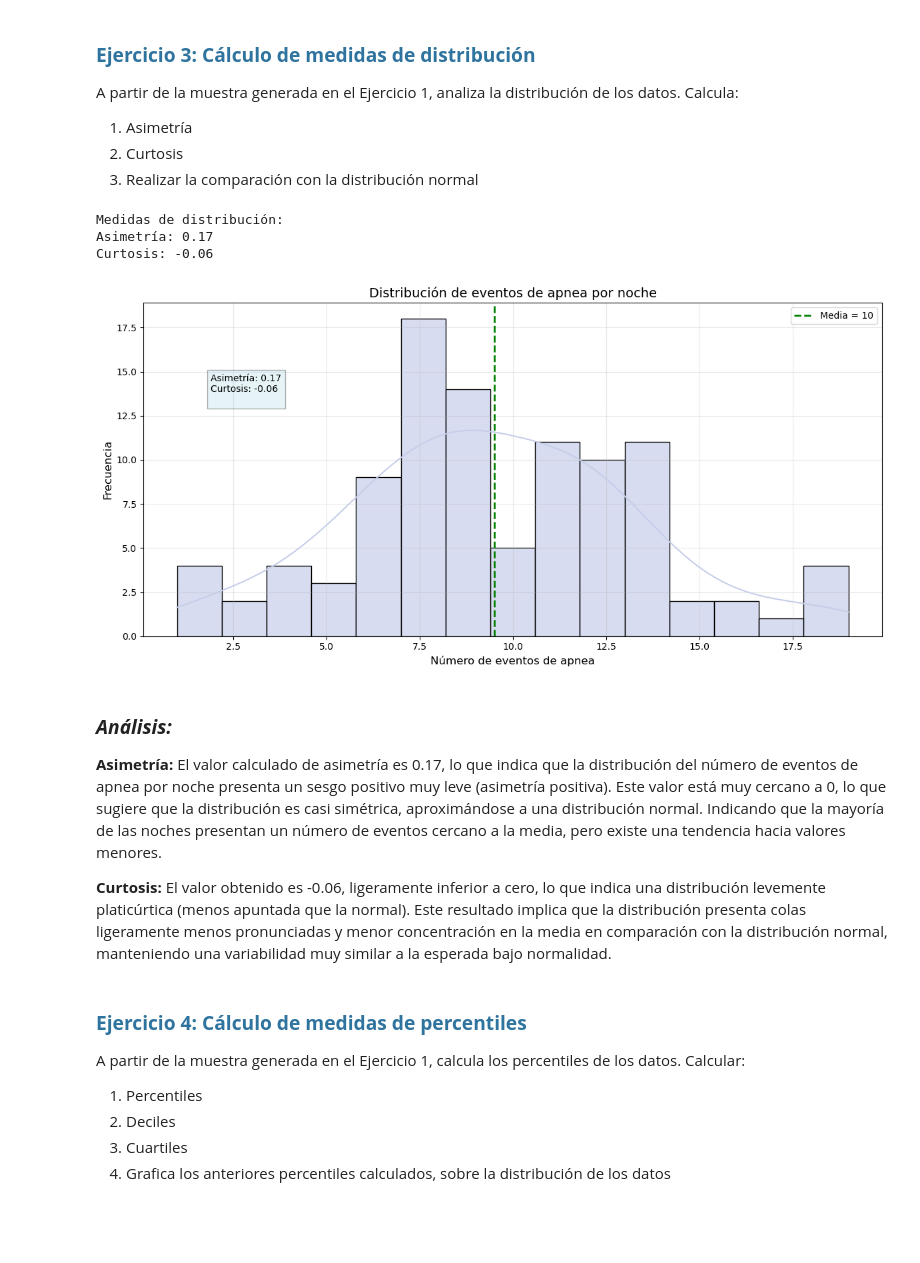
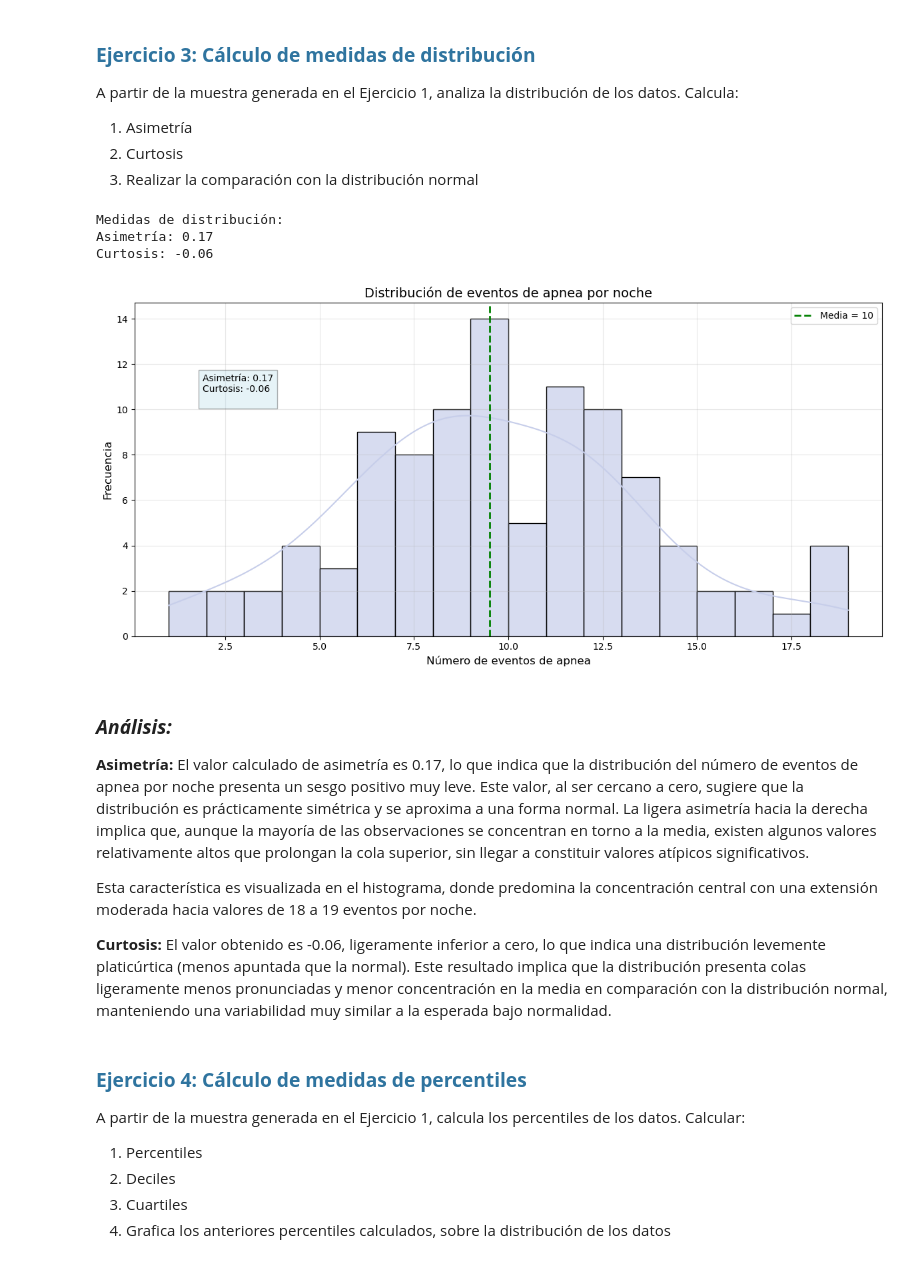
Before and after one commit to NatalyRodriguez06/Fundamentos-de-Ciencia-de-datos, a Jupyter notebook: sesiones_practicas/sp_2_Nataly_Rodriguez_Atehortua.ipynb, the cells around one changed output. Cells and saved outputs as stored; diff of their text form; code cells hidden in the pictures; blank space fills up the shorter version.

Commit message:
modificación sesión práctica 2

```diff
--- a/sesiones_practicas/sp_2_Nataly_Rodriguez_Atehortua.ipynb
+++ b/sesiones_practicas/sp_2_Nataly_Rodriguez_Atehortua.ipynb
@@ -253,44 +253,46 @@ print(f"Curtosis: {kurt_value:.2f}")
 plt.figure(figsize=(12, 6))
 
 # --- Histograma con KDE (estimación de densidad) ---
-sns.histplot(apnea_events, bins=15, kde=True, color="#c7ceea", edgecolor='black', alpha=0.7)
+sns.histplot(apnea_events, bins=18, kde=True, color="#c7ceea", edgecolor='black', alpha=0.7)
 
 # --- Líneas verticales para medidas de tendencia y dispersión ---
 plt.axvline(mean_val, color='green', linestyle='--', linewidth=2, label=f'Media = {mean_val:.0f}')
 
 # --- Título y etiquetas de ejes ---
 plt.title("Distribución de eventos de apnea por noche", fontsize=14)
 plt.xlabel("Número de eventos de apnea", fontsize=12)
 plt.ylabel("Frecuencia", fontsize=12)
 
 # --- Leyenda ---
 plt.legend(fontsize=10)
 
 # --- Agregar cuadro de texto con medidas de dispersión ---
 y_text = plt.ylim()[1] * 0.7  # 70% del eje Y
 x_text = minimum + (maximum - minimum) * 0.05  # 5% desde la izquierda
 text_box = (
     f"Asimetría: {skewness:.2f}\n"
     f"Curtosis: {kurt_value:.2f}\n"
 )
 plt.text(x_text, y_text, text_box, bbox=dict(facecolor='lightblue', alpha=0.3), fontsize=10)
 
 # --- Activar cuadrícula ---
 plt.grid(True, alpha=0.3)
 
 # --- Ajustar diseño  ---
 plt.tight_layout()
 plt.show()
 # %% [output]
 Medidas de distribución:
 Asimetría: 0.17
 Curtosis: -0.06
-[figure, old version]
+[figure, new version]
 # %% [markdown]
 ### ***Análisis:***
 
 **Asimetría:**
-El valor calculado de asimetría es 0.17, lo que indica que la distribución del número de eventos de apnea por noche presenta un sesgo positivo muy leve (asimetría positiva). Este valor está muy cercano a 0, lo que sugiere que la distribución es casi simétrica, aproximándose a una distribución normal. Indicando que la mayoría de las noches presentan un número de eventos cercano a la media, pero existe una tendencia hacia valores menores.
+El valor calculado de asimetría es 0.17, lo que indica que la distribución del número de eventos de apnea por noche presenta un sesgo positivo muy leve. Este valor, al ser cercano a cero, sugiere que la distribución es prácticamente simétrica y se aproxima a una forma normal. La ligera asimetría hacia la derecha implica que, aunque la mayoría de las observaciones se concentran en torno a la media, existen algunos valores relativamente altos que prolongan la cola superior, sin llegar a constituir valores atípicos significativos.
+
+Esta característica es visualizada en el histograma, donde predomina la concentración central con una extensión moderada hacia valores de 18 a 19 eventos por noche.
 
 **Curtosis:**
 El valor obtenido es -0.06, ligeramente inferior a cero, lo que indica una distribución levemente platicúrtica (menos apuntada que la normal).
```
Also changed, not shown: parts of 9 cells of this notebook.
